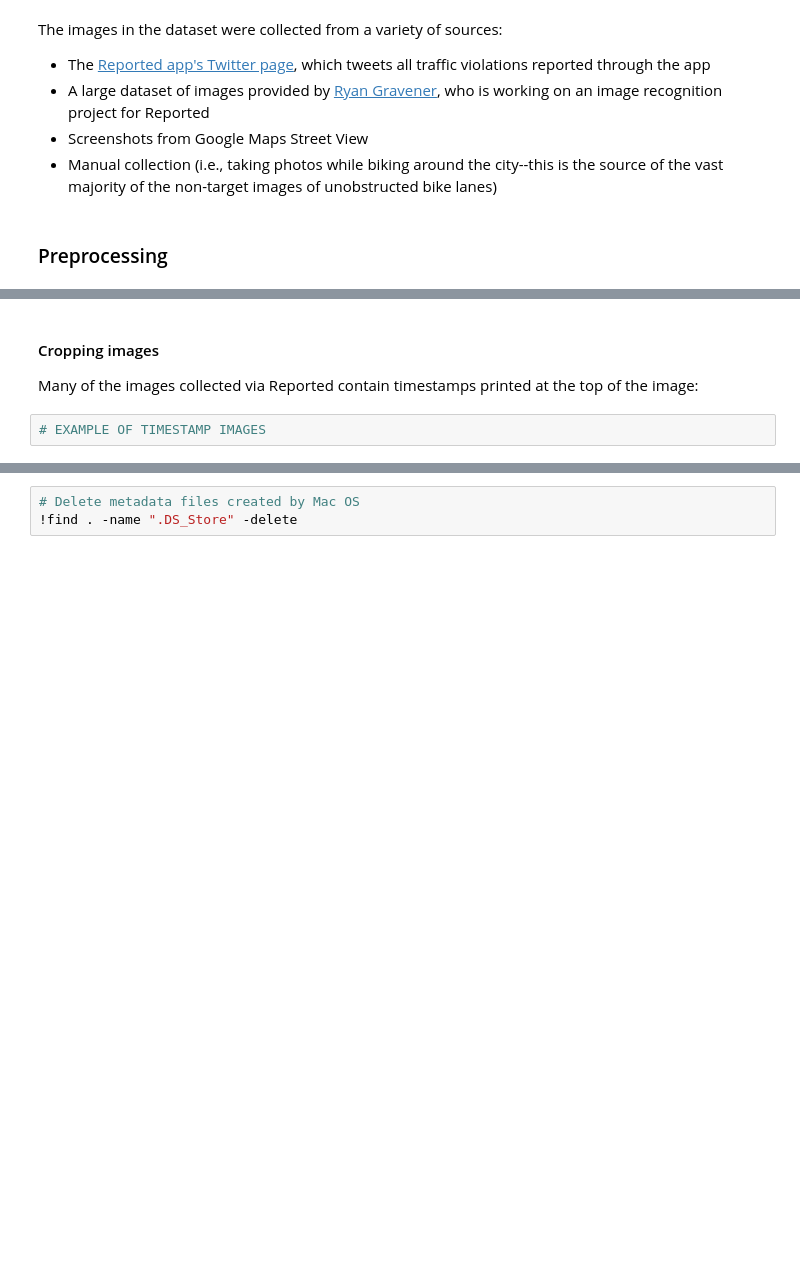
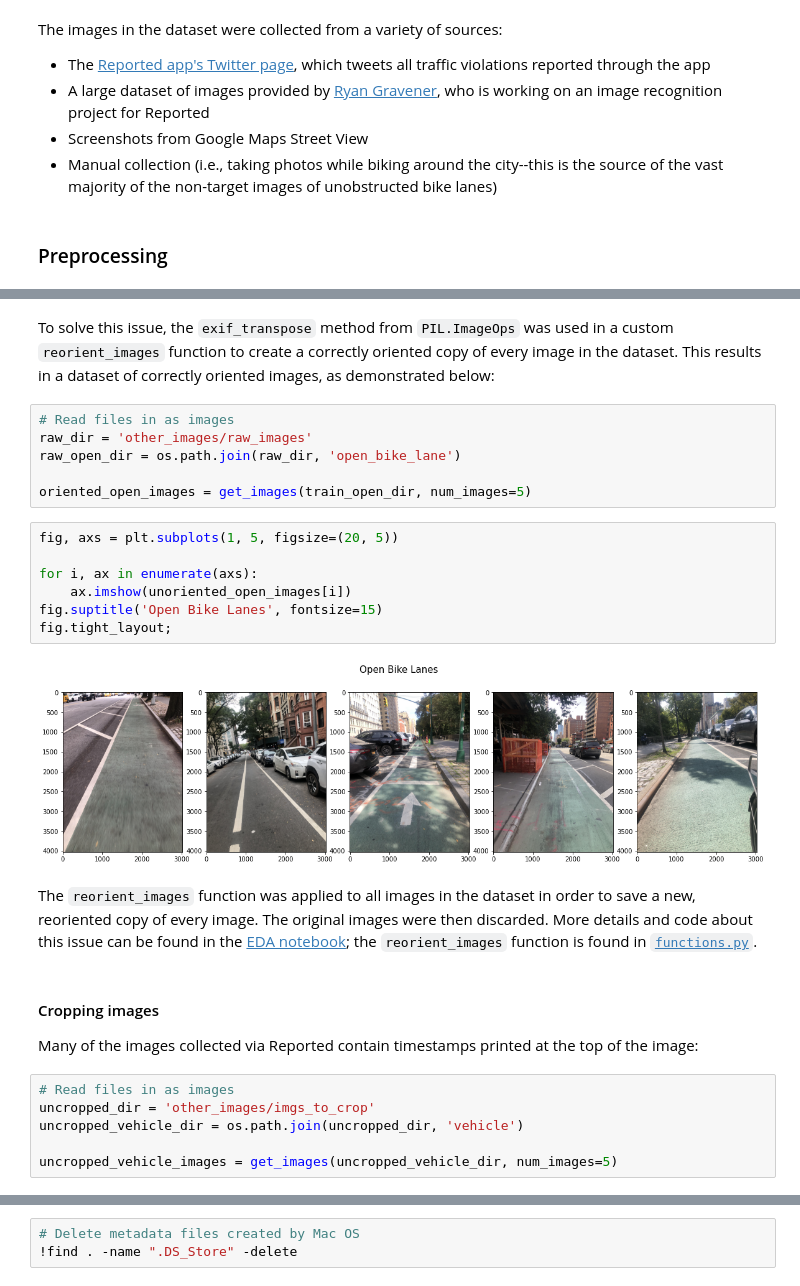
Before and after one commit to jmarkowi/NYC_bike_lanes, a Jupyter notebook: NYC_bike_lanes.ipynb, the cells around one changed output, grey strips where cells are left out. Drawn from its saved outputs; the diff is of its cells as text; blank space fills up the shorter version.

Commit message:
Start technical nb through image processing

```diff
--- a/NYC_bike_lanes.ipynb
+++ b/NYC_bike_lanes.ipynb
@@ -42,5 +56,28 @@ All of the images collected manually were taken with an iPhone X and saved as jp
+# %% [markdown]
+To solve this issue, the `exif_transpose` method from `PIL.ImageOps` was used in a custom `reorient_images` function to create a correctly oriented copy of every image in the dataset. This results in a dataset of correctly oriented images, as demonstrated below:
+# %%
+# Read files in as images
+raw_dir = 'other_images/raw_images'
+raw_open_dir = os.path.join(raw_dir, 'open_bike_lane')
+
+oriented_open_images = get_images(train_open_dir, num_images=5)
+# %%
+fig, axs = plt.subplots(1, 5, figsize=(20, 5))
+
+for i, ax in enumerate(axs):
+    ax.imshow(unoriented_open_images[i])
+fig.suptitle('Open Bike Lanes', fontsize=15)
+fig.tight_layout;
+# %% [output]
+[figure, added]
+# %% [markdown]
+The `reorient_images` function was applied to all images in the dataset in order to save a new, reoriented copy of every image. The original images were then discarded. More details and code about this issue can be found in the [EDA notebook](code/EDA); the `reorient_images` function is found in [`functions.py`](code/functions.py).
 # %% [markdown]
 #### Cropping images
 Many of the images collected via Reported contain timestamps printed at the top of the image:
-# %%
-# EXAMPLE OF TIMESTAMP IMAGES
+# %%
+# Read files in as images
+uncropped_dir = 'other_images/imgs_to_crop'
+uncropped_vehicle_dir = os.path.join(uncropped_dir, 'vehicle')
+
+uncropped_vehicle_images = get_images(uncropped_vehicle_dir, num_images=5)
```
Also changed, not shown: parts of 14 cells of this notebook, 6 other files.
